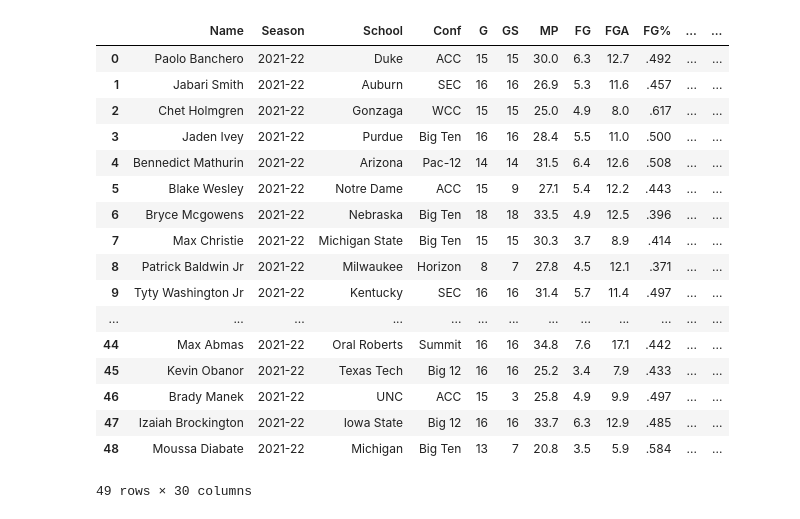
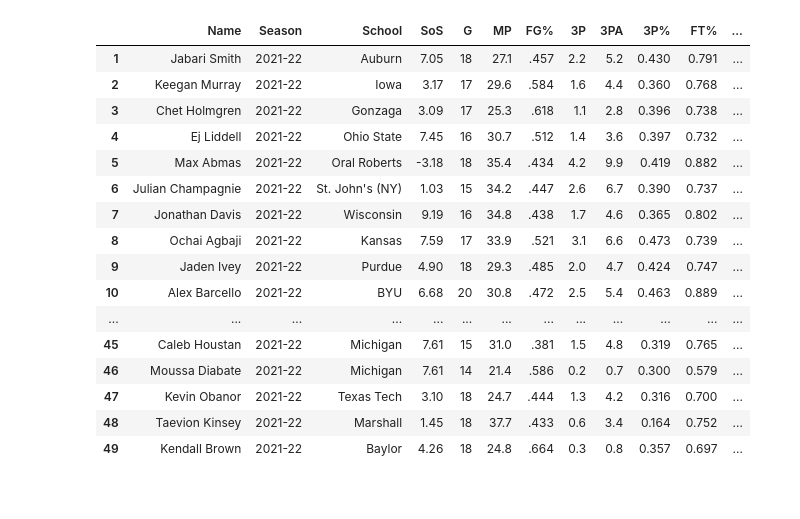
Before and after one commit to EvanJW7/2021-NBA-Draft-Prospect-Stats, a Jupyter notebook: 2022 Stats/2022.ipynb, the cells around one changed output. Saved outputs shown, nothing was run; the diff lists cells and outputs as text; code cells hidden in the pictures.

```diff
--- a/2022 Stats/2022.ipynb
+++ b/2022 Stats/2022.ipynb
@@ -16,50 +16,92 @@ players = ['paolo-banchero', 'jabari-smith-2', 'chet-holmgren', 'jaden-ivey', 'b
            'brady-manek', 'izaiah-brockington', 'moussa-diabate']
 
 player_stats = []
 playerlist = []
 
 for player in players:
     try:
         if player[-1].isdigit():
             url = f'https://www.sports-reference.com/cbb/players/{player}.html'
         else:
             url = f'https://www.sports-reference.com/cbb/players/{player}-1.html'
         res = requests.get(url)
         soup = BeautifulSoup(res.content, 'lxml')
         header = [th.getText() for th in soup.findAll('tr', limit = 2)[0].findAll('th')]
         rows = soup.findAll('tr')
         player_stats.append([td.getText() for td in soup.find('tr', id ='players_per_game.2022')])
         table = pd.DataFrame(player_stats, columns = header)
+        for i in player_stats:
+            if i[14] == '':
+                i[14] = str(0.0)
+
         player = player.replace('-',' ').title()
         if player[-1].isdigit():
             player = player[:-2]
-
         if player[-2:] == 'jr':
             player = player.replace('jr', ' Jr')
-
         playerlist.append(player)
 
     except:
         continue
 
 table.insert(0, "Name", playerlist)
+table['MP'] = table['MP'].astype(float)
+table['PTS'] = table['PTS'].astype(float)
+table['AST'] = table['AST'].astype(float)
+table['TRB'] = table['TRB'].astype(float)
+table['BLK'] = table['BLK'].astype(float)
+table['STL'] = table['STL'].astype(float)
+table['3P'] = table['3P'].astype(float)
+table['3PA'] = table['3PA'].astype(float)
+table['TOV'] = table['TOV'].astype(float)
+table['SOS'] = table['SOS'].astype(float)
+table['PF'] = table['PF'].astype(float)
+table['FT%'] = table['FT%'].astype(float)
+table['3P%'] = table['3P%'].astype(float)
+
+per40 = 40/table['MP']
+
+table["Player Grade"] = ((table['PTS']*per40) + (table['TRB']*1.25*per40) + (table['AST']*2*per40) +
+(table['BLK']*3*per40) + (table['STL']*3*per40) + (table['3P']*7*per40)+ (table['FT%']*7) + (table['SOS']) +
+(table['3P%']*10))
+
+table["Player Grade"] = table["Player Grade"]*1.10
+table["Player Grade"] = (round(table["Player Grade"]))
+table["Player Grade"]= table["Player Grade"].astype(int)
+
+table = table.sort_values(by= "Player Grade", ascending=False)
+table.insert(4, 'SoS', table['SOS'])
+table.reset_index(drop = True, inplace=True)
+import numpy as np
+table.index = np.arange(1, len(table)+1)
+del table['SOS']
+del table['Conf']
+del table['ORB']
+del table['DRB']
+del table['GS']
+del table['FG']
+del table['FGA']
+del table['FT']
+del table['FTA']
+del table['2P']
+del table['2PA']
+del table['2P%']
 table
 # %% [output]
-|  | Name | Season | School | Conf | G | GS | MP | FG | FGA | FG% | ... | ... |
-| 0 | Paolo Banchero | 2021-22 | Duke | ACC | 15 | 15 | 30.0 | 6.3 | 12.7 | .492 | ... | ... |
-| 1 | Jabari Smith | 2021-22 | Auburn | SEC | 16 | 16 | 26.9 | 5.3 | 11.6 | .457 | ... | ... |
-| 2 | Chet Holmgren | 2021-22 | Gonzaga | WCC | 15 | 15 | 25.0 | 4.9 | 8.0 | .617 | ... | ... |
-| 3 | Jaden Ivey | 2021-22 | Purdue | Big Ten | 16 | 16 | 28.4 | 5.5 | 11.0 | .500 | ... | ... |
-| 4 | Bennedict Mathurin | 2021-22 | Arizona | Pac-12 | 14 | 14 | 31.5 | 6.4 | 12.6 | .508 | ... | ... |
-| 5 | Blake Wesley | 2021-22 | Notre Dame | ACC | 15 | 9 | 27.1 | 5.4 | 12.2 | .443 | ... | ... |
-| 6 | Bryce Mcgowens | 2021-22 | Nebraska | Big Ten | 18 | 18 | 33.5 | 4.9 | 12.5 | .396 | ... | ... |
-| 7 | Max Christie | 2021-22 | Michigan State | Big Ten | 15 | 15 | 30.3 | 3.7 | 8.9 | .414 | ... | ... |
-| 8 | Patrick Baldwin Jr | 2021-22 | Milwaukee | Horizon | 8 | 7 | 27.8 | 4.5 | 12.1 | .371 | ... | ... |
-| 9 | Tyty Washington Jr | 2021-22 | Kentucky | SEC | 16 | 16 | 31.4 | 5.7 | 11.4 | .497 | ... | ... |
+|  | Name | Season | School | SoS | G | MP | FG% | 3P | 3PA | 3P% | FT% | ... |
+| 1 | Jabari Smith | 2021-22 | Auburn | 7.05 | 18 | 27.1 | .457 | 2.2 | 5.2 | 0.430 | 0.791 | ... |
+| 2 | Keegan Murray | 2021-22 | Iowa | 3.17 | 17 | 29.6 | .584 | 1.6 | 4.4 | 0.360 | 0.768 | ... |
+| 3 | Chet Holmgren | 2021-22 | Gonzaga | 3.09 | 17 | 25.3 | .618 | 1.1 | 2.8 | 0.396 | 0.738 | ... |
+| 4 | Ej Liddell | 2021-22 | Ohio State | 7.45 | 16 | 30.7 | .512 | 1.4 | 3.6 | 0.397 | 0.732 | ... |
+| 5 | Max Abmas | 2021-22 | Oral Roberts | -3.18 | 18 | 35.4 | .434 | 4.2 | 9.9 | 0.419 | 0.882 | ... |
+| 6 | Julian Champagnie | 2021-22 | St. John's (NY) | 1.03 | 15 | 34.2 | .447 | 2.6 | 6.7 | 0.390 | 0.737 | ... |
+| 7 | Jonathan Davis | 2021-22 | Wisconsin | 9.19 | 16 | 34.8 | .438 | 1.7 | 4.6 | 0.365 | 0.802 | ... |
+| 8 | Ochai Agbaji | 2021-22 | Kansas | 7.59 | 17 | 33.9 | .521 | 3.1 | 6.6 | 0.473 | 0.739 | ... |
+| 9 | Jaden Ivey | 2021-22 | Purdue | 4.90 | 18 | 29.3 | .485 | 2.0 | 4.7 | 0.424 | 0.747 | ... |
+| 10 | Alex Barcello | 2021-22 | BYU | 6.68 | 20 | 30.8 | .472 | 2.5 | 5.4 | 0.463 | 0.889 | ... |
 | ... | ... | ... | ... | ... | ... | ... | ... | ... | ... | ... | ... | ... |
-| 44 | Max Abmas | 2021-22 | Oral Roberts | Summit | 16 | 16 | 34.8 | 7.6 | 17.1 | .442 | ... | ... |
-| 45 | Kevin Obanor | 2021-22 | Texas Tech | Big 12 | 16 | 16 | 25.2 | 3.4 | 7.9 | .433 | ... | ... |
-| 46 | Brady Manek | 2021-22 | UNC | ACC | 15 | 3 | 25.8 | 4.9 | 9.9 | .497 | ... | ... |
-| 47 | Izaiah Brockington | 2021-22 | Iowa State | Big 12 | 16 | 16 | 33.7 | 6.3 | 12.9 | .485 | ... | ... |
-| 48 | Moussa Diabate | 2021-22 | Michigan | Big Ten | 13 | 7 | 20.8 | 3.5 | 5.9 | .584 | ... | ... |
+| 45 | Caleb Houstan | 2021-22 | Michigan | 7.61 | 15 | 31.0 | .381 | 1.5 | 4.8 | 0.319 | 0.765 | ... |
+| 46 | Moussa Diabate | 2021-22 | Michigan | 7.61 | 14 | 21.4 | .586 | 0.2 | 0.7 | 0.300 | 0.579 | ... |
+| 47 | Kevin Obanor | 2021-22 | Texas Tech | 3.10 | 18 | 24.7 | .444 | 1.3 | 4.2 | 0.316 | 0.700 | ... |
+| 48 | Taevion Kinsey | 2021-22 | Marshall | 1.45 | 18 | 37.7 | .433 | 0.6 | 3.4 | 0.164 | 0.752 | ... |
+| 49 | Kendall Brown | 2021-22 | Baylor | 4.26 | 18 | 24.8 | .664 | 0.3 | 0.8 | 0.357 | 0.697 | ... |
-49 rows × 30 columns
```
Also changed, not shown: 1 other file.
